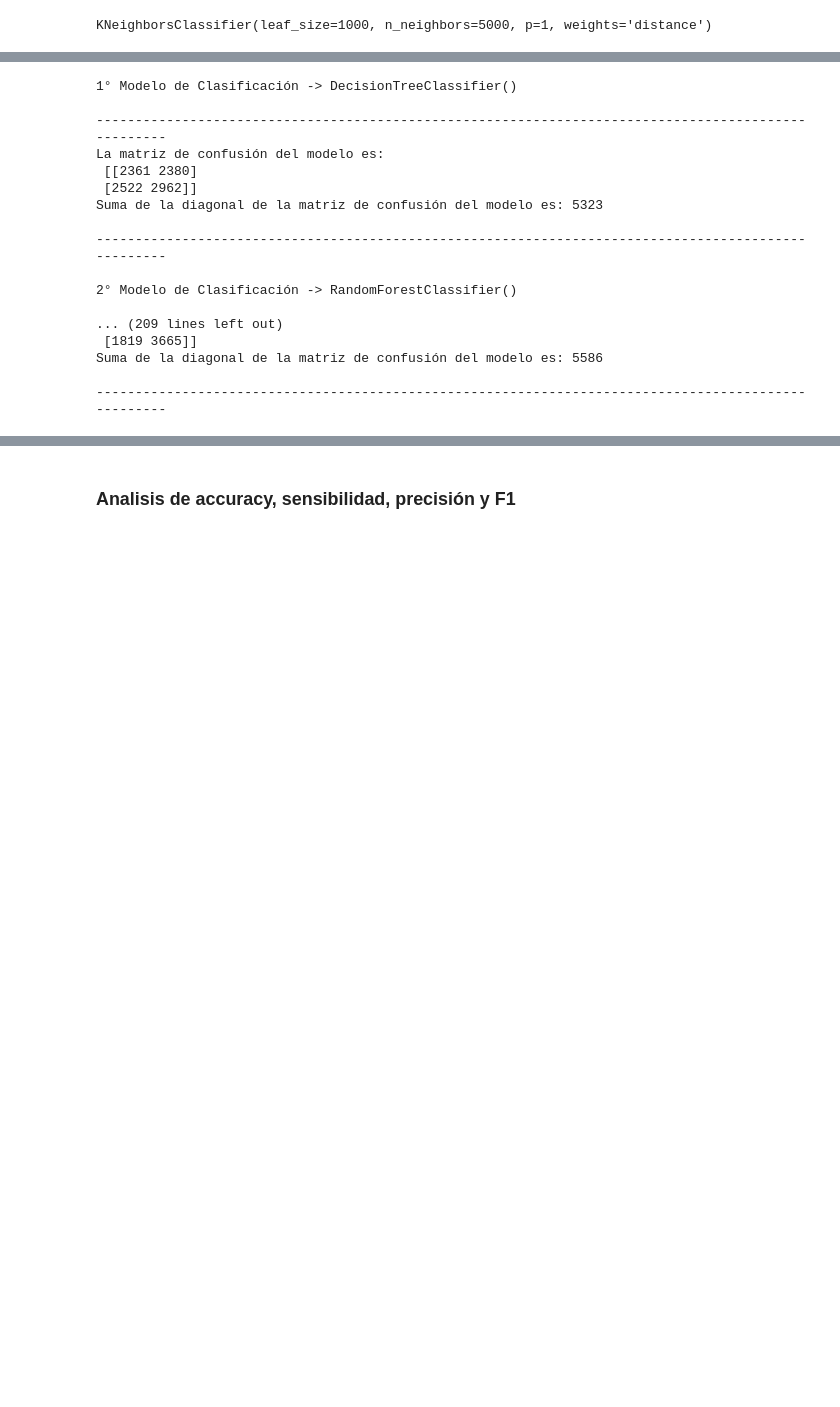
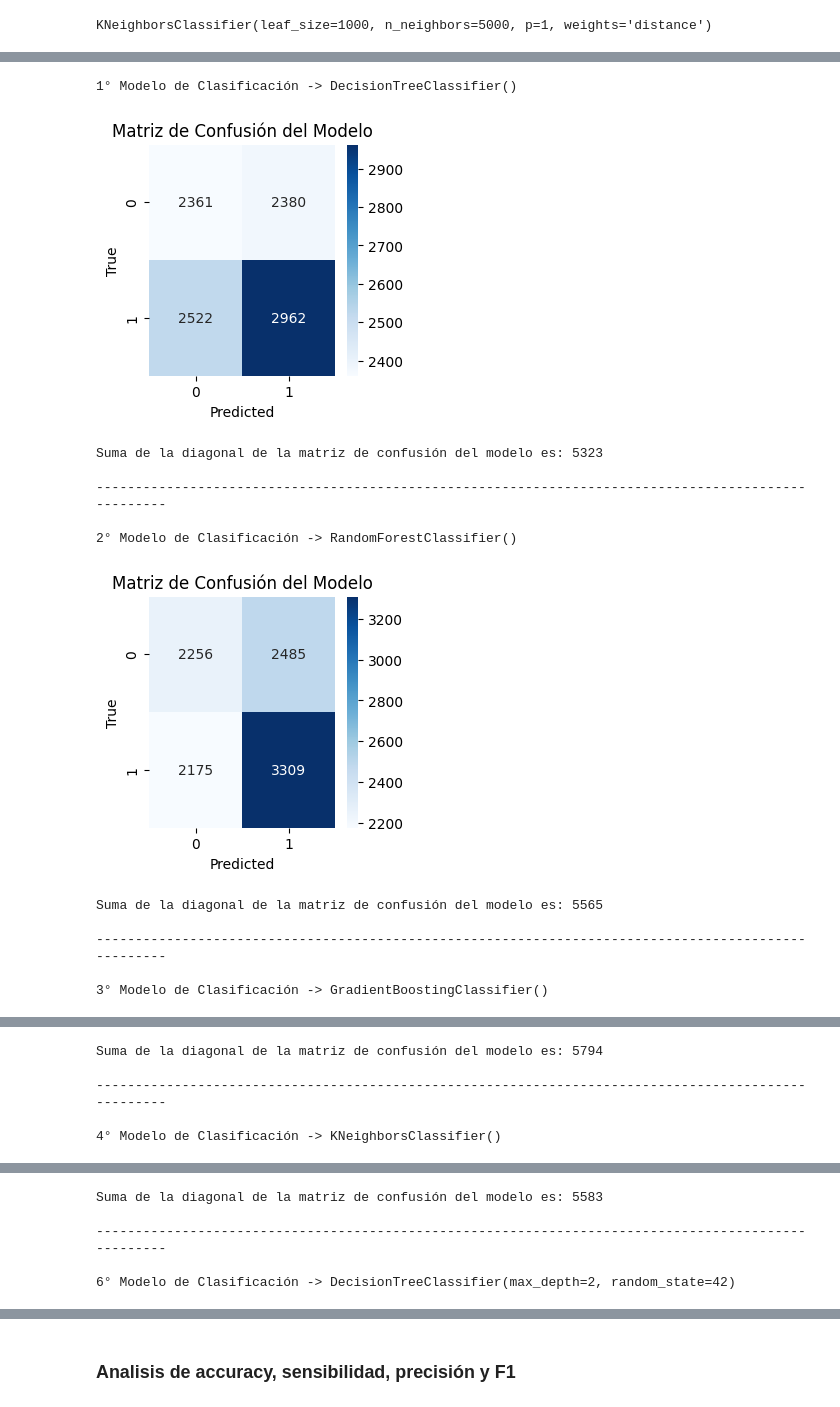
Before and after one commit to The-Shield-Team/SHIELD-ML-Monopoly, a Jupyter notebook: index.ipynb, the cells around one changed output, grey strips where cells are left out. Saved outputs shown, nothing was run; the diff lists cells and outputs as text; code cells hidden in the pictures; blank space fills up the shorter version.

```diff
--- a/index.ipynb
+++ b/index.ipynb
@@ -1126,34 +1189,36 @@ models = [  dt, rf, gb, knn,
 # %%
 # matriz de confusion para cada modelo de clasificacion
-from sklearn.metrics import confusion_matrix
+from sklearn.metrics import confusion_matrix, classification_report
 i=1
 for model in models:
 
     y_pred_clas = model.predict(X_test_clas)
     cm = confusion_matrix(y_test_clas, y_pred_clas)
     print(f'{i}° Modelo de Clasificación -> {model}\n')
-    print('-'*100)
-    print(f'La matriz de confusión del modelo es:\n {cm}')
+    # grafico de matriz de confusion con la diagonal en un color distinto
+    plt.figure(figsize=(3, 3))
+    sns.heatmap(cm, annot=True, fmt='g', cmap='Blues')
+    plt.xlabel('Predicted')
+    plt.ylabel('True')
+    plt.title('Matriz de Confusión del Modelo')
+    plt.show()
+
     print(
         f'Suma de la diagonal de la matriz de confusión del modelo es: {cm.trace()}\n')
     print('-'*100,'\n')
 
     i += 1
 # %% [output]
 1° Modelo de Clasificación -> DecisionTreeClassifier()
-
-----------------------------------------------------------------------------------------------------
-La matriz de confusión del modelo es:
- [[2361 2380]
- [2522 2962]]
-Suma de la diagonal de la matriz de confusión del modelo es: 5323
-
-----------------------------------------------------------------------------------------------------
-
-2° Modelo de Clasificación -> RandomForestClassifier()
-
-... (209 lines left out)
- [1819 3665]]
-Suma de la diagonal de la matriz de confusión del modelo es: 5586
-
-----------------------------------------------------------------------------------------------------
+[figure, added]
+Suma de la diagonal de la matriz de confusión del modelo es: 5323
+
+----------------------------------------------------------------------------------------------------
+
+2° Modelo de Clasificación -> RandomForestClassifier()
+[figure, added]
+Suma de la diagonal de la matriz de confusión del modelo es: 5565
+
+----------------------------------------------------------------------------------------------------
+
+3° Modelo de Clasificación -> GradientBoostingClassifier()
@@ -1159,0 +1226,5 @@ Suma de la diagonal de la matriz de confusión del modelo es: 5586
+Suma de la diagonal de la matriz de confusión del modelo es: 5794
+
+----------------------------------------------------------------------------------------------------
+
+4° Modelo de Clasificación -> KNeighborsClassifier()
@@ -1159,0 +1238,5 @@ Suma de la diagonal de la matriz de confusión del modelo es: 5586
+Suma de la diagonal de la matriz de confusión del modelo es: 5583
+
+----------------------------------------------------------------------------------------------------
+
+6° Modelo de Clasificación -> DecisionTreeClassifier(max_depth=2, random_state=42)
```
Also changed, not shown: parts of 46 cells of this notebook.
